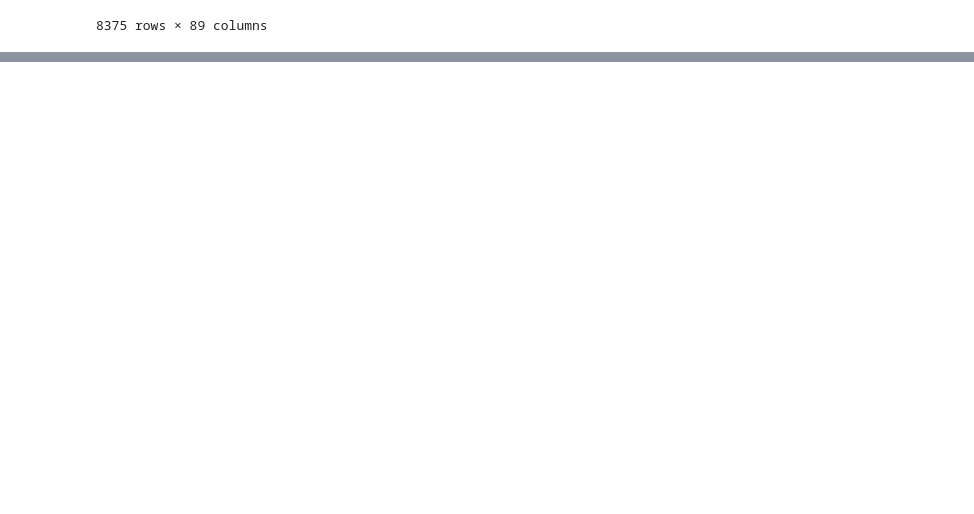
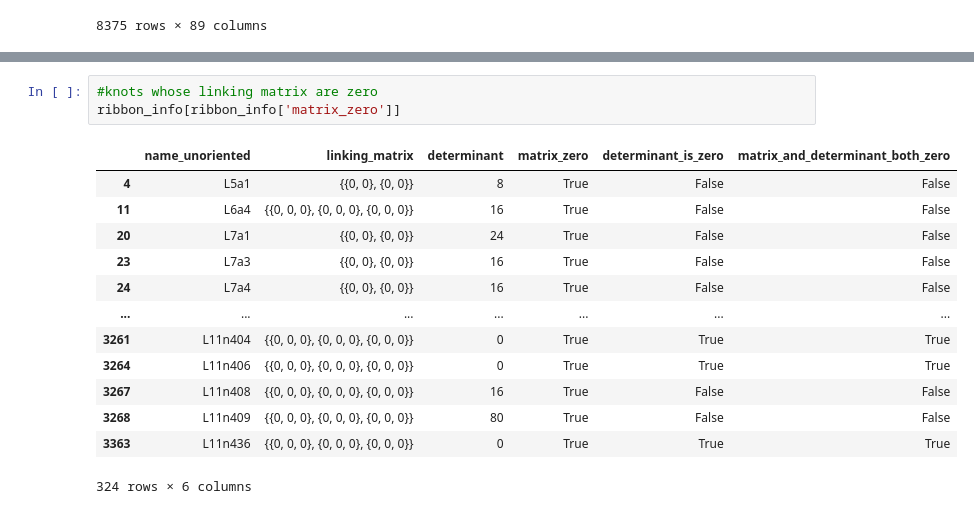
Before and after one commit to seohyeonlee2020/knotinfo, a Jupyter notebook: linkinfo_table_analysis.ipynb, the cells around one changed output, grey strips where cells are left out. Drawn from its saved outputs; the diff is of its cells as text; blank space fills up the shorter version.

```diff
--- a/linkinfo_table_analysis.ipynb
+++ b/linkinfo_table_analysis.ipynb
@@ -108,0 +214,17 @@ Name: count, dtype: int64
+# %%
+#knots whose linking matrix are zero
+ribbon_info[ribbon_info['matrix_zero']]
+# %% [output]
+|  | name_unoriented | linking_matrix | determinant | matrix_zero | determinant_is_zero | matrix_and_determinant_both_zero |
+| 4 | L5a1 | {{0, 0}, {0, 0}} | 8 | True | False | False |
+| 11 | L6a4 | {{0, 0, 0}, {0, 0, 0}, {0, 0, 0}} | 16 | True | False | False |
+| 20 | L7a1 | {{0, 0}, {0, 0}} | 24 | True | False | False |
+| 23 | L7a3 | {{0, 0}, {0, 0}} | 16 | True | False | False |
+| 24 | L7a4 | {{0, 0}, {0, 0}} | 16 | True | False | False |
+| ... | ... | ... | ... | ... | ... | ... |
+| 3261 | L11n404 | {{0, 0, 0}, {0, 0, 0}, {0, 0, 0}} | 0 | True | True | True |
+| 3264 | L11n406 | {{0, 0, 0}, {0, 0, 0}, {0, 0, 0}} | 0 | True | True | True |
+| 3267 | L11n408 | {{0, 0, 0}, {0, 0, 0}, {0, 0, 0}} | 16 | True | False | False |
+| 3268 | L11n409 | {{0, 0, 0}, {0, 0, 0}, {0, 0, 0}} | 80 | True | False | False |
+| 3363 | L11n436 | {{0, 0, 0}, {0, 0, 0}, {0, 0, 0}} | 0 | True | True | True |
+324 rows × 6 columns
```
Also changed, not shown: parts of 21 cells of this notebook.
